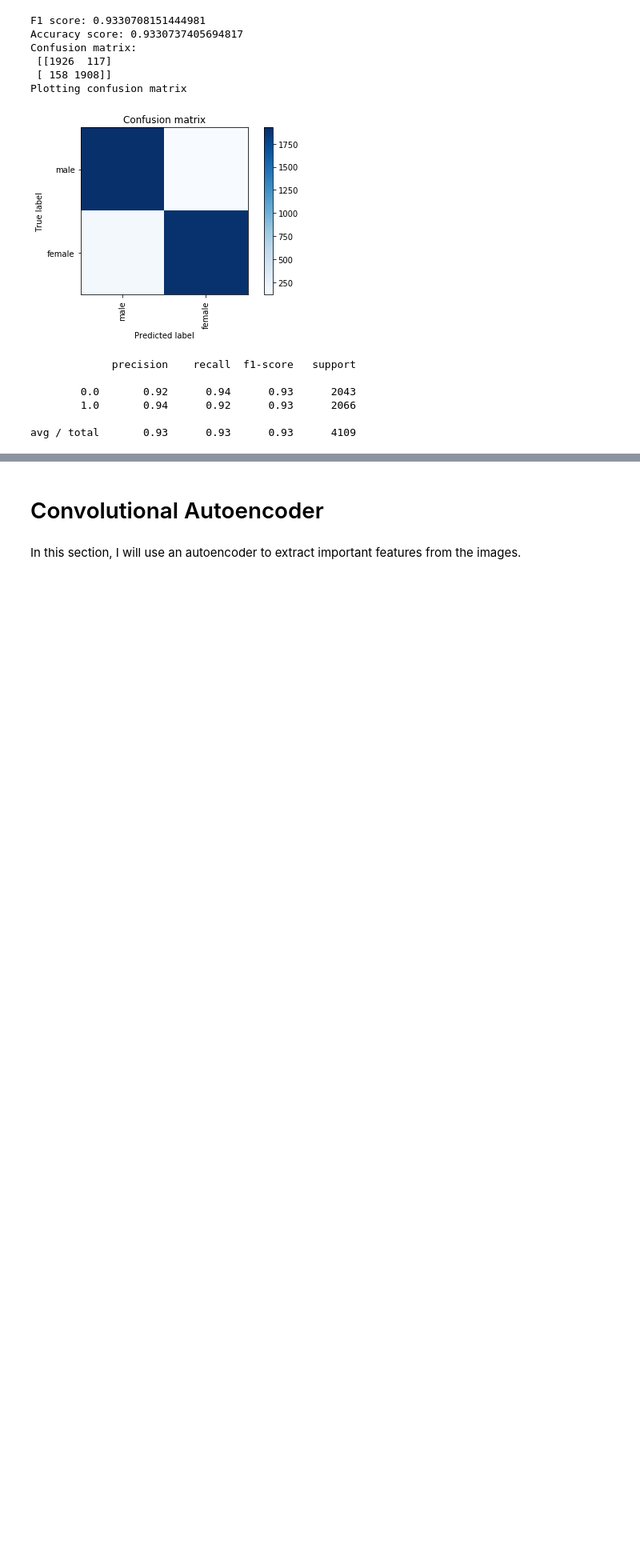
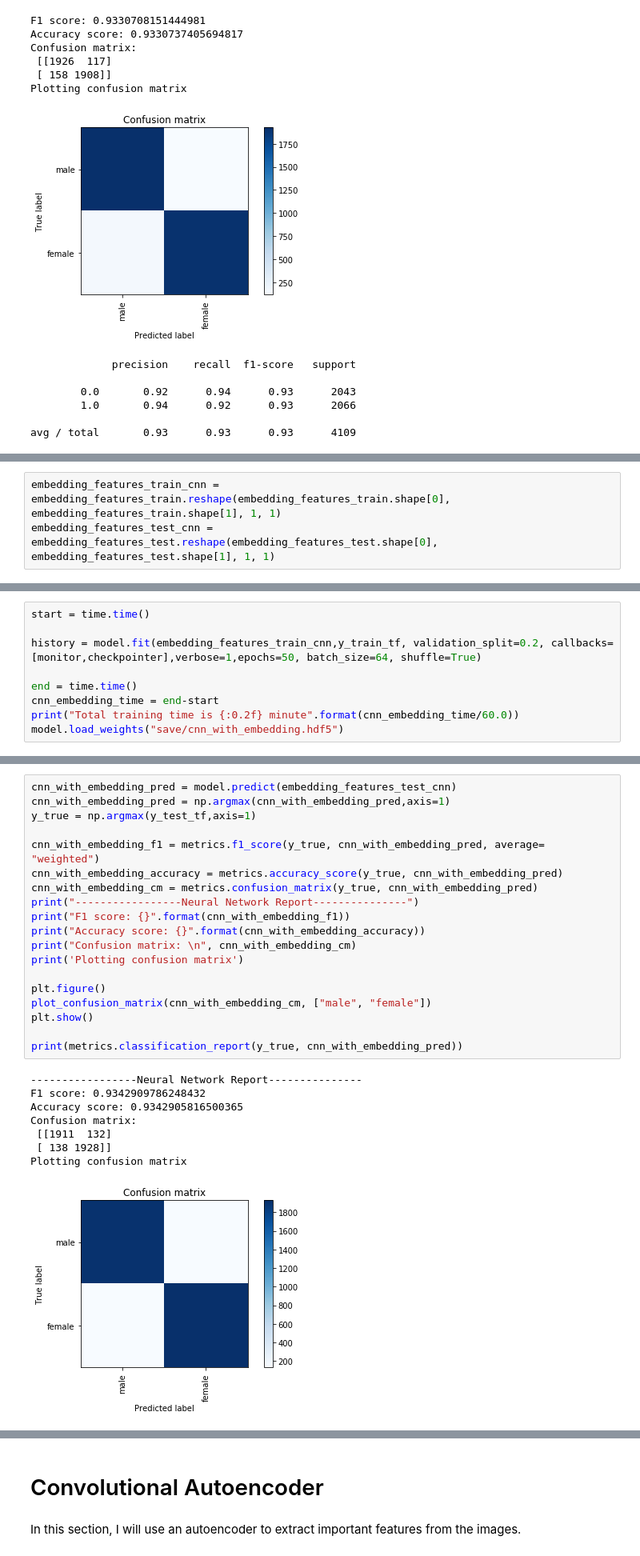
Before and after one commit to hgdangkhoi/Gender-Classification, a Jupyter notebook: Gender Classification.ipynb, the cells around one changed output, grey strips where cells are left out. Shown at 80% size. Cells and saved outputs as stored; diff of their text form; blank space fills up the shorter version.

```diff
--- a/Gender Classification.ipynb
+++ b/Gender Classification.ipynb
@@ -893,0 +813,3 @@ avg / total       0.93      0.93      0.93      4109
+# %%
+embedding_features_train_cnn = embedding_features_train.reshape(embedding_features_train.shape[0], embedding_features_train.shape[1], 1, 1)
+embedding_features_test_cnn = embedding_features_test.reshape(embedding_features_test.shape[0], embedding_features_test.shape[1], 1, 1)
@@ -893,0 +870,9 @@ avg / total       0.93      0.93      0.93      4109
+# %%
+start = time.time()
+
+history = model.fit(embedding_features_train_cnn,y_train_tf, validation_split=0.2, callbacks=[monitor,checkpointer],verbose=1,epochs=50, batch_size=64, shuffle=True)
+
+end = time.time()
+cnn_embedding_time = end-start
+print("Total training time is {:0.2f} minute".format(cnn_embedding_time/60.0))
+model.load_weights("save/cnn_with_embedding.hdf5")
@@ -893,0 +908,28 @@ avg / total       0.93      0.93      0.93      4109
+# %%
+cnn_with_embedding_pred = model.predict(embedding_features_test_cnn)
+cnn_with_embedding_pred = np.argmax(cnn_with_embedding_pred,axis=1)
+y_true = np.argmax(y_test_tf,axis=1)
+
+cnn_with_embedding_f1 = metrics.f1_score(y_true, cnn_with_embedding_pred, average= "weighted")
+cnn_with_embedding_accuracy = metrics.accuracy_score(y_true, cnn_with_embedding_pred)
+cnn_with_embedding_cm = metrics.confusion_matrix(y_true, cnn_with_embedding_pred)
+print("-----------------Neural Network Report---------------")
+print("F1 score: {}".format(cnn_with_embedding_f1))
+print("Accuracy score: {}".format(cnn_with_embedding_accuracy))
+print("Confusion matrix: \n", cnn_with_embedding_cm)
+print('Plotting confusion matrix')
+
+plt.figure()
+plot_confusion_matrix(cnn_with_embedding_cm, ["male", "female"])
+plt.show()
+
+print(metrics.classification_report(y_true, cnn_with_embedding_pred))
+# %% [output]
+-----------------Neural Network Report---------------
+F1 score: 0.9342909786248432
+Accuracy score: 0.9342905816500365
+Confusion matrix:
+ [[1911  132]
+ [ 138 1928]]
+Plotting confusion matrix
+[figure, added]
```
Also changed, not shown: parts of 53 cells of this notebook.
